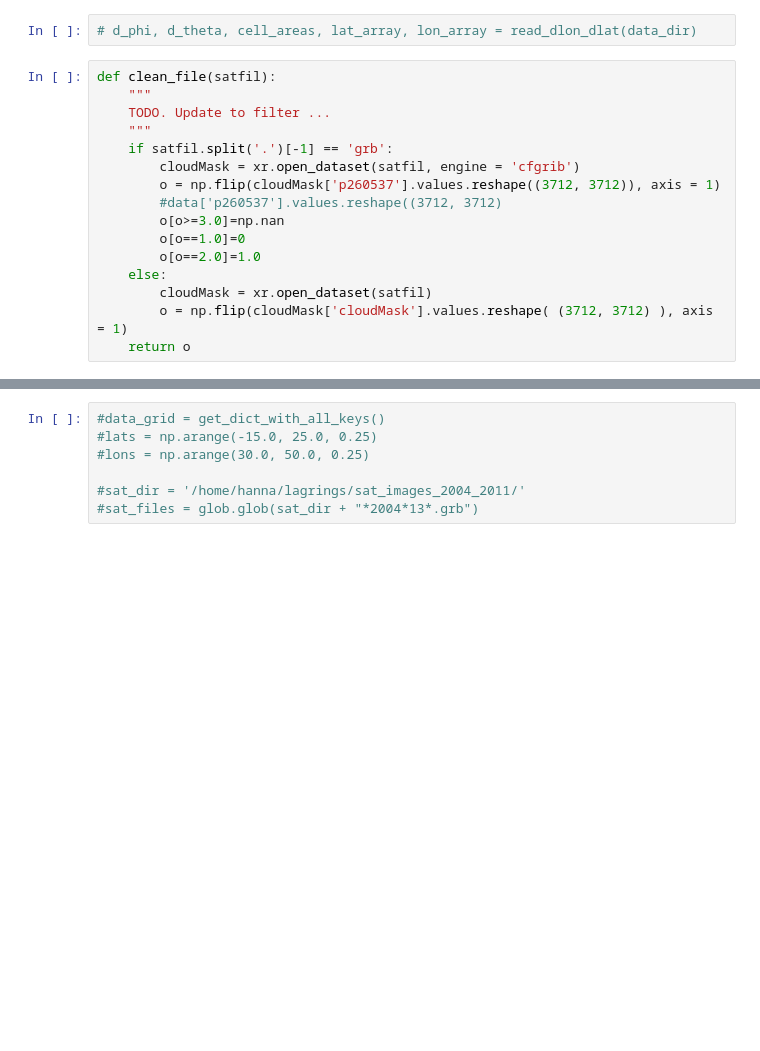
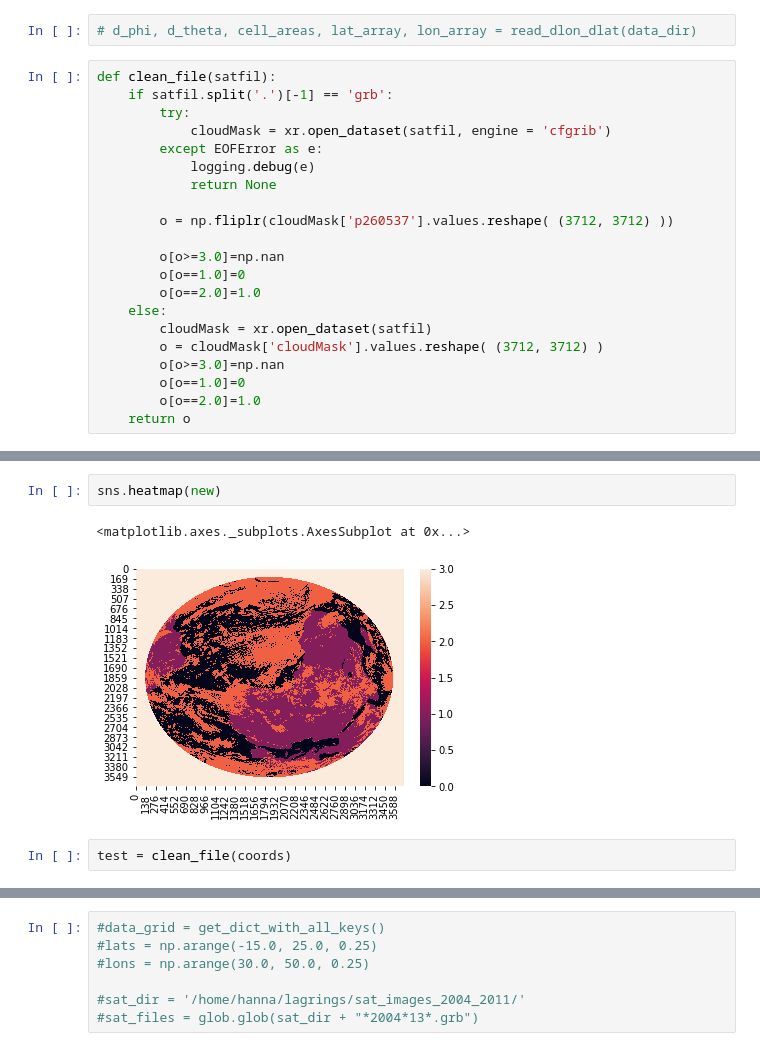
Before and after one commit to hannasv/ms, a Jupyter notebook: notebooks/reading/Calc_CLOUD_FRACTION.ipynb, the cells around one changed output, grey strips where cells are left out. Saved outputs shown, nothing was run; the diff lists cells and outputs as text; blank space fills up the shorter version.

Commit message:
Working version computing cloud fractions triple testes

```diff
--- a/notebooks/reading/Calc_CLOUD_FRACTION.ipynb
+++ b/notebooks/reading/Calc_CLOUD_FRACTION.ipynb
@@ -68,17 +49,22 @@ def read_dlon_dlat(data_dir):
 # d_phi, d_theta, cell_areas, lat_array, lon_array = read_dlon_dlat(data_dir)
 # %%
 def clean_file(satfil):
-    """
-    TODO. Update to filter ...
-    """
     if satfil.split('.')[-1] == 'grb':
-        cloudMask = xr.open_dataset(satfil, engine = 'cfgrib')
-        o = np.flip(cloudMask['p260537'].values.reshape((3712, 3712)), axis = 1)
-        #data['p260537'].values.reshape((3712, 3712)
+        try:
+            cloudMask = xr.open_dataset(satfil, engine = 'cfgrib')
+        except EOFError as e:
+            logging.debug(e)
+            return None
+
+        o = np.fliplr(cloudMask['p260537'].values.reshape( (3712, 3712) ))
+
         o[o>=3.0]=np.nan
         o[o==1.0]=0
         o[o==2.0]=1.0
     else:
         cloudMask = xr.open_dataset(satfil)
-        o = np.flip(cloudMask['cloudMask'].values.reshape( (3712, 3712) ), axis = 1)
+        o = cloudMask['cloudMask'].values.reshape( (3712, 3712) )
+        o[o>=3.0]=np.nan
+        o[o==1.0]=0
+        o[o==2.0]=1.0
     return o
@@ -90,0 +81,7 @@ def area_grid_cell(c_lat, d_lat, d_lon):
+# %%
+sns.heatmap(new)
+# %% [output]
+<matplotlib.axes._subplots.AxesSubplot at 0x...>
+[figure, added]
+# %%
+test = clean_file(coords)
```
Also changed, not shown: parts of 37 cells of this notebook, 9 other files.
